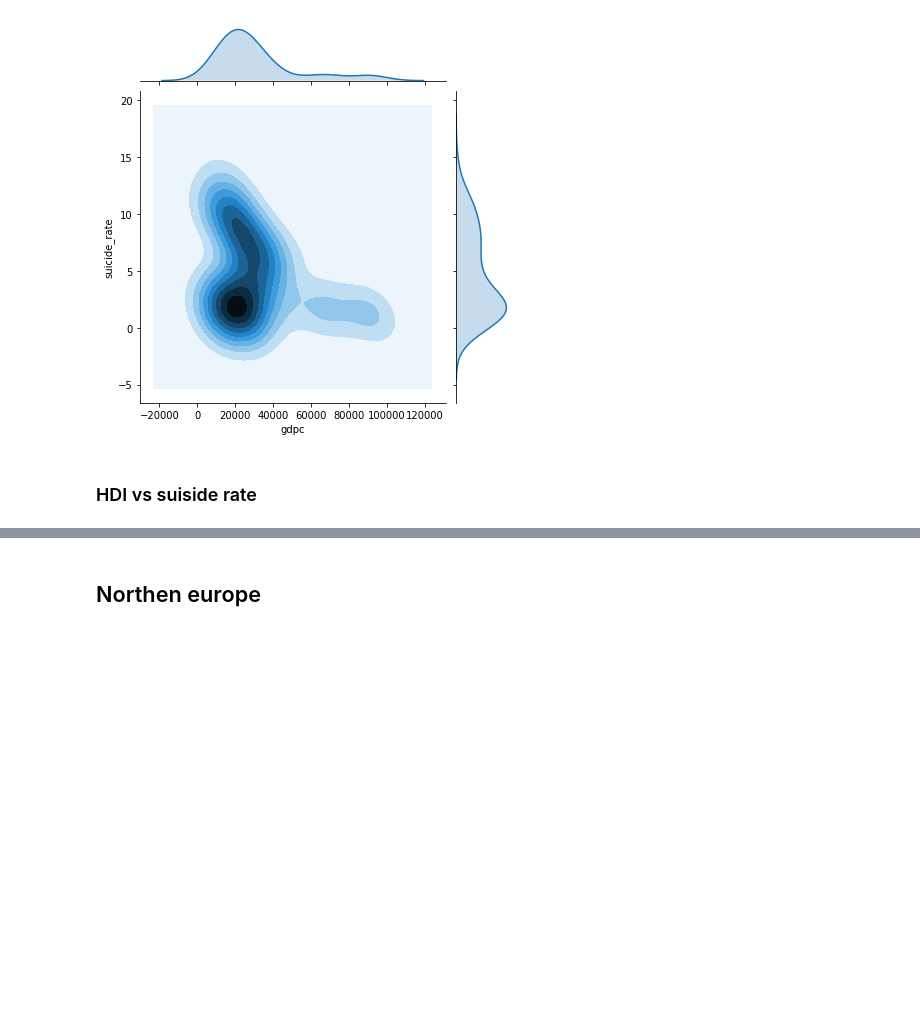
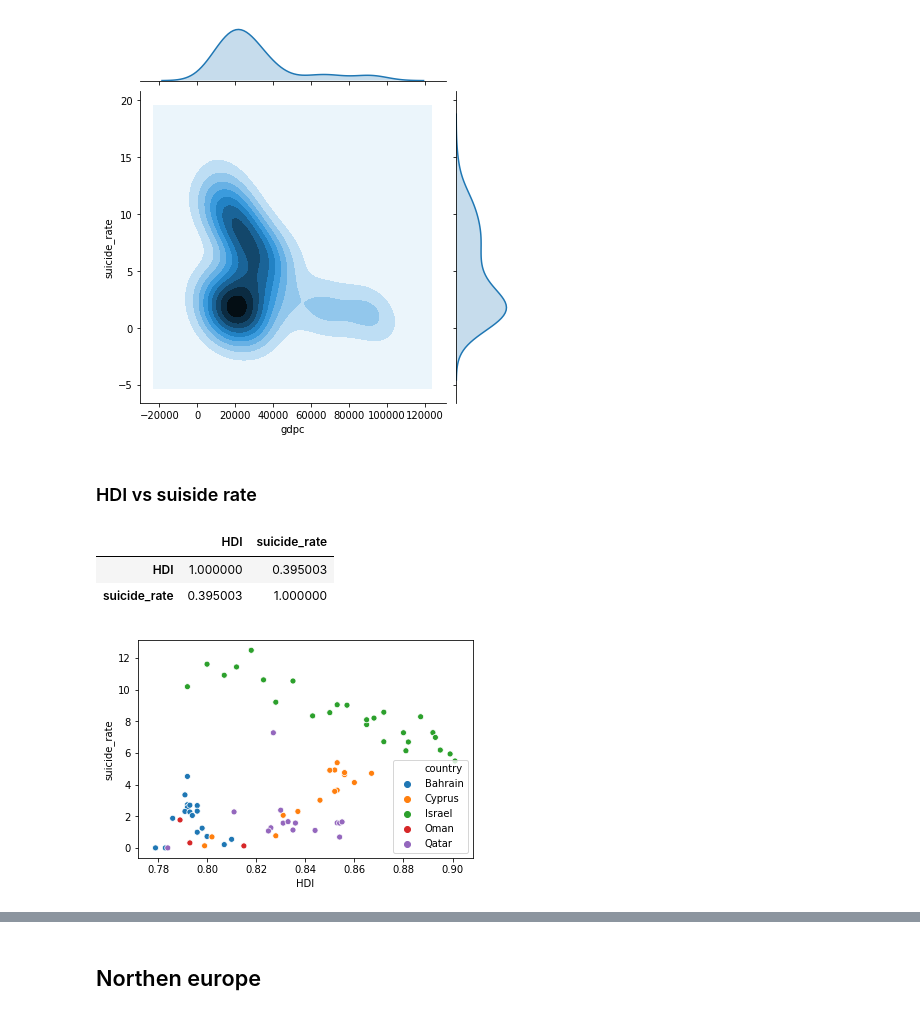
Before and after one commit to sophiazhou97/131-project, a Jupyter notebook: 131project.ipynb, the cells around one changed output, grey strips where cells are left out. Cells and saved outputs as stored; diff of their text form; code cells hidden in the pictures; blank space fills up the shorter version.

```diff
--- a/131project.ipynb
+++ b/131project.ipynb
@@ -186,2 +244,18 @@ sns.jointplot(x="gdpc", y="suicide_rate", data=joint_reset, kind="kde")
 # %% [markdown]
 ### HDI vs suiside rate
+# %%
+mid_nona = middleeast.dropna(subset=['HDI'])
+hdiplot = mid_nona.groupby([mid_nona.country, mid_nona.year]).HDI.mean()
+suiplot = mid_nona.groupby([mid_nona.country, mid_nona.year]).suicide_rate.mean()
+
+hdijoint = pd.DataFrame(hdiplot).join(pd.DataFrame(suiplot))
+
+hdi_reset = hdijoint.reset_index()
+
+sns.scatterplot(hdi_reset.HDI, hdi_reset.suicide_rate, hue = hdi_reset.country)
+hdijoint.corr()
+# %% [output]
+|  | HDI | suicide_rate |
+| HDI | 1.000000 | 0.395003 |
+| suicide_rate | 0.395003 | 1.000000 |
+[figure, added]
```
Also changed, not shown: parts of 23 cells of this notebook.
